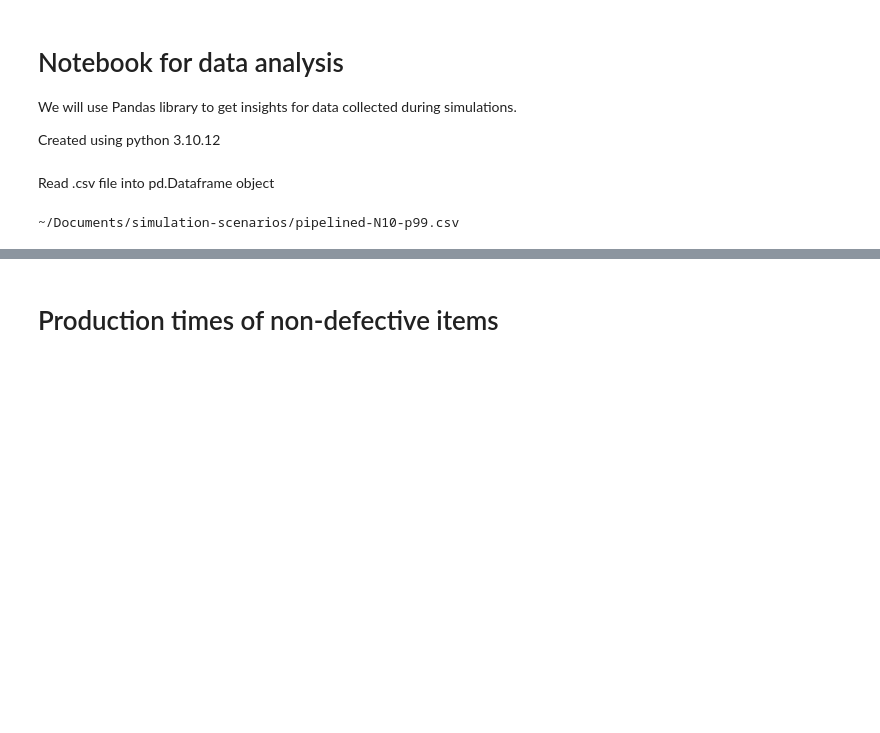
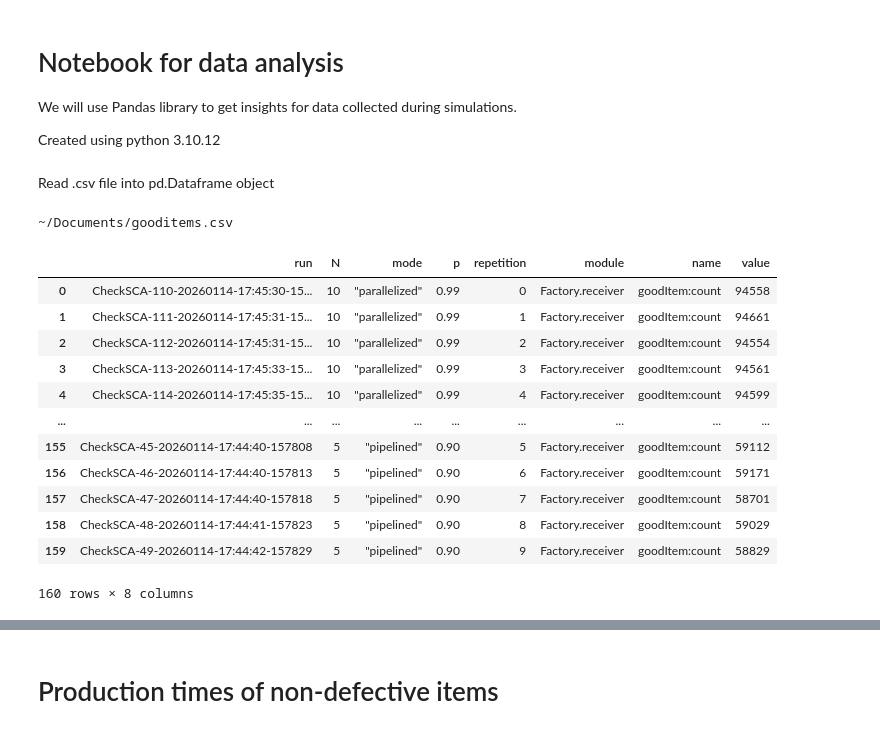
Before and after one commit to erni-de/factory-simulation, a Jupyter notebook: analysis.ipynb, the cells around one changed output, grey strips where cells are left out. Cells and saved outputs as stored; diff of their text form; code cells hidden in the pictures; blank space fills up the shorter version.

```diff
--- a/analysis.ipynb
+++ b/analysis.ipynb
@@ -9,22 +9,39 @@ Read .csv file into pd.Dataframe object
 # %%
 import pandas as pd
 import numpy as np
 import matplotlib.pyplot as plt
 
 ## SELECT MODE ##
 
-mode_ = "pipelined" # mode = {parallelized, pipelined}
-N = 10 # N = {1,5,10}
-p = 0.99 # p = {0.9, 0.99}
+mode_ = '"pipelined"' # mode = {parallelized, pipelined}
+N = 5 # N = {1,5,10}
+p = 0.9 # p = {0.9, 0.99}
 
 
-data_dir = "~/Documents/simulation-scenarios/"
-file_name = mode_ + "-N" + str(N) + "-p" + str(int(p * 100)) +".csv"
+#data_dir = "simulation-scenarios/"
+#file_name = mode_ + "-N" + str(N) + "-p" + str(int(p * 100)) +".csv"
+
+data_dir = "~/Documents/"
+file_name = "gooditems.csv"
 df = pd.read_csv(data_dir + file_name)
 
 print(data_dir+file_name)
+df
 # %% [output]
-~/Documents/simulation-scenarios/pipelined-N10-p99.csv
+~/Documents/gooditems.csv
+|  | run | N | mode | p | repetition | module | name | value |
+| 0 | CheckSCA-110-20260114-17:45:30-15... | 10 | "parallelized" | 0.99 | 0 | Factory.receiver | goodItem:count | 94558 |
+| 1 | CheckSCA-111-20260114-17:45:31-15... | 10 | "parallelized" | 0.99 | 1 | Factory.receiver | goodItem:count | 94661 |
+| 2 | CheckSCA-112-20260114-17:45:31-15... | 10 | "parallelized" | 0.99 | 2 | Factory.receiver | goodItem:count | 94554 |
+| 3 | CheckSCA-113-20260114-17:45:33-15... | 10 | "parallelized" | 0.99 | 3 | Factory.receiver | goodItem:count | 94561 |
+| 4 | CheckSCA-114-20260114-17:45:35-15... | 10 | "parallelized" | 0.99 | 4 | Factory.receiver | goodItem:count | 94599 |
+| ... | ... | ... | ... | ... | ... | ... | ... | ... |
+| 155 | CheckSCA-45-20260114-17:44:40-157808 | 5 | "pipelined" | 0.90 | 5 | Factory.receiver | goodItem:count | 59112 |
+| 156 | CheckSCA-46-20260114-17:44:40-157813 | 5 | "pipelined" | 0.90 | 6 | Factory.receiver | goodItem:count | 59171 |
+| 157 | CheckSCA-47-20260114-17:44:40-157818 | 5 | "pipelined" | 0.90 | 7 | Factory.receiver | goodItem:count | 58701 |
+| 158 | CheckSCA-48-20260114-17:44:41-157823 | 5 | "pipelined" | 0.90 | 8 | Factory.receiver | goodItem:count | 59029 |
+| 159 | CheckSCA-49-20260114-17:44:42-157829 | 5 | "pipelined" | 0.90 | 9 | Factory.receiver | goodItem:count | 58829 |
+160 rows × 8 columns
 # %%
 
 
```
Also changed, not shown: parts of 5 cells of this notebook, 14 other files.
